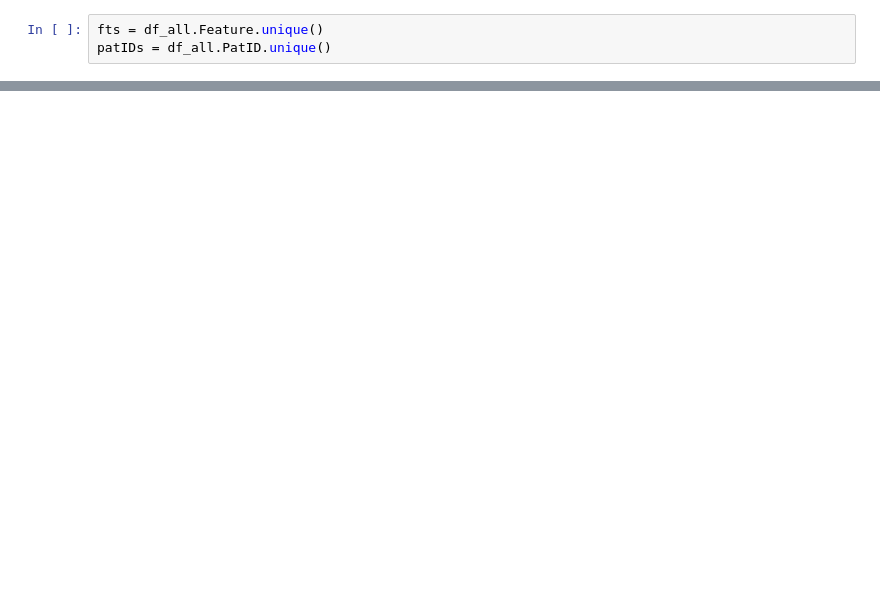
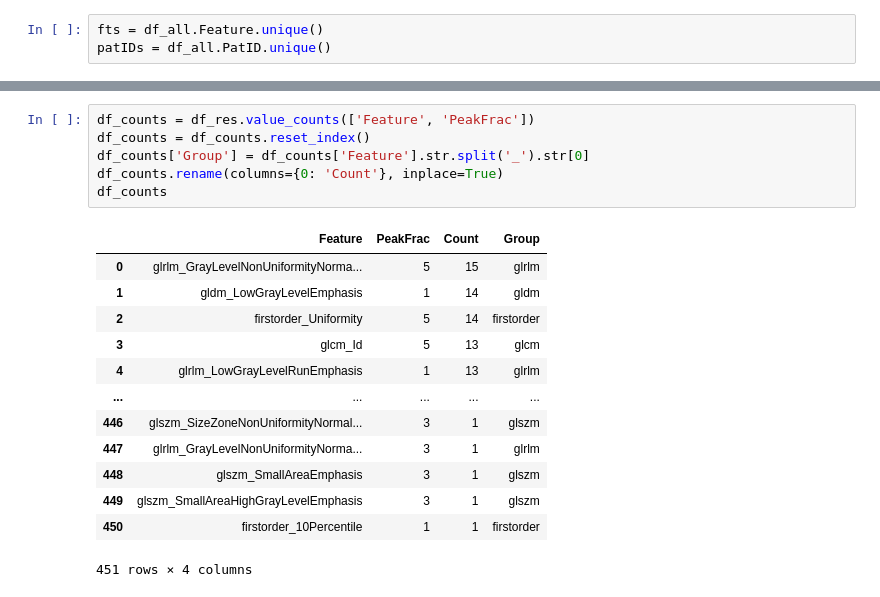
Before and after one commit to aaron-rankin/LongitudinalRadiomics-MRgRT, a Jupyter notebook: Visualisation/PeakFrac.ipynb, the cells around one changed output, grey strips where cells are left out. Saved outputs shown, nothing was run; the diff lists cells and outputs as text; blank space fills up the shorter version.

```diff
--- a/Visualisation/PeakFrac.ipynb
+++ b/Visualisation/PeakFrac.ipynb
@@ -51 +51,21 @@ df_res
 2100 rows × 9 columns
+# %%
+df_counts = df_res.value_counts(['Feature', 'PeakFrac'])
+df_counts = df_counts.reset_index()
+df_counts['Group'] = df_counts['Feature'].str.split('_').str[0]
+df_counts.rename(columns={0: 'Count'}, inplace=True)
+df_counts
+# %% [output]
+|  | Feature | PeakFrac | Count | Group |
+| 0 | glrlm_GrayLevelNonUniformityNorma... | 5 | 15 | glrlm |
+| 1 | gldm_LowGrayLevelEmphasis | 1 | 14 | gldm |
+| 2 | firstorder_Uniformity | 5 | 14 | firstorder |
+| 3 | glcm_Id | 5 | 13 | glcm |
+| 4 | glrlm_LowGrayLevelRunEmphasis | 1 | 13 | glrlm |
+| ... | ... | ... | ... | ... |
+| 446 | glszm_SizeZoneNonUniformityNormal... | 3 | 1 | glszm |
+| 447 | glrlm_GrayLevelNonUniformityNorma... | 3 | 1 | glrlm |
+| 448 | glszm_SmallAreaEmphasis | 3 | 1 | glszm |
+| 449 | glszm_SmallAreaHighGrayLevelEmphasis | 3 | 1 | glszm |
+| 450 | firstorder_10Percentile | 1 | 1 | firstorder |
+451 rows × 4 columns
```
Also changed, not shown: parts of 10 cells of this notebook, 11 other files.
